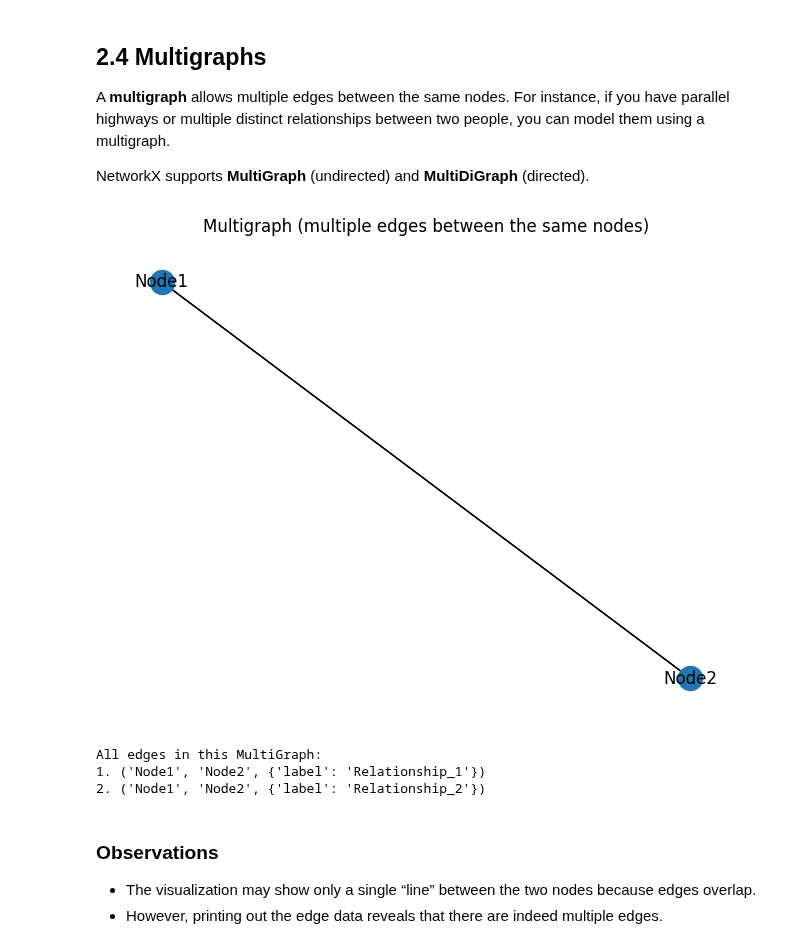
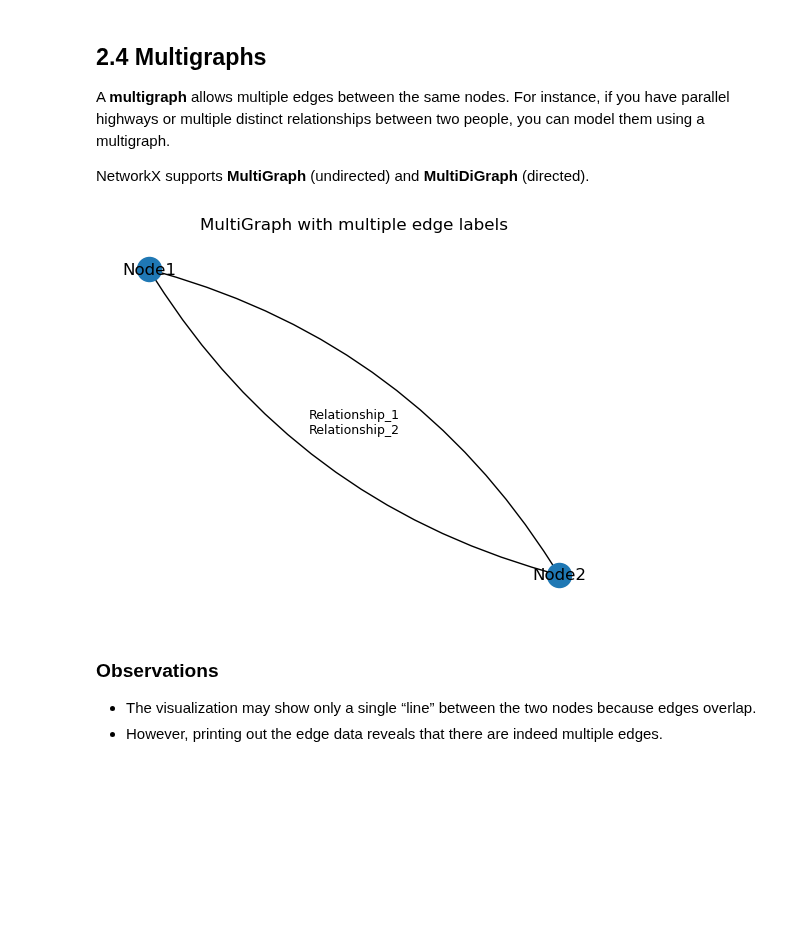
Before and after one commit to bgbg/ML-on-Graphs, a Jupyter notebook: 1_Introduction_to_Graphs_and_Networks.ipynb, the cells around one changed output. Saved outputs shown, nothing was run; the diff lists cells and outputs as text; code cells hidden in the pictures; blank space fills up the shorter version.

```diff
--- a/1_Introduction_to_Graphs_and_Networks.ipynb
+++ b/1_Introduction_to_Graphs_and_Networks.ipynb
@@ -528,33 +526,40 @@ A **multigraph** allows multiple edges between the same nodes.
 For instance, if you have parallel highways or multiple distinct relationships between two people, you can model them using a multigraph.
 
 NetworkX supports **MultiGraph** (undirected) and **MultiDiGraph** (directed).
-# %%
-# Create a MultiGraph
-MG = nx.MultiGraph()
-MG.add_node("Node1")
-MG.add_node("Node2")
-
-# Add multiple edges between the same nodes
-MG.add_edge("Node1", "Node2", label="Relationship_1")
-MG.add_edge("Node1", "Node2", label="Relationship_2")
-
-pos = nx.spring_layout(MG, seed=42)
-nx.draw(MG, pos, with_labels=True)
-
-# Because the edges overlap, it might be harder to visualize multiple edges
-# We'll at least see that there's an edge, but note that visually they're stacked.
-plt.title("Multigraph (multiple edges between the same nodes)")
-plt.show()
-
-# Let's see the edges in text form
-print("All edges in this MultiGraph:")
-for idx, edge_data in enumerate(MG.edges(data=True)):
-    print(f"{idx+1}. {edge_data}")
-# %% [output]
-[figure, removed]
-All edges in this MultiGraph:
-1. ('Node1', 'Node2', {'label': 'Relationship_1'})
-2. ('Node1', 'Node2', {'label': 'Relationship_2'})
+# %%
+# Create MultiGraph
+MG = nx.MultiGraph()
+MG.add_edge("Node1", "Node2", label="Relationship_1")
+MG.add_edge("Node1", "Node2", label="Relationship_2")
+
+# Layout
+pos = nx.spring_layout(MG, seed=42)
+
+# Draw nodes
+nx.draw_networkx_nodes(MG, pos)
+nx.draw_networkx_labels(MG, pos)
+
+# Draw curved edges
+edges = list(MG.edges(keys=True, data=True))
+nx.draw_networkx_edges(MG, pos, edgelist=[edges[0][:3]], connectionstyle="arc3,rad=0.2")
+nx.draw_networkx_edges(
+    MG, pos, edgelist=[edges[1][:3]], connectionstyle="arc3,rad=-0.2"
+)
+
+# Manually draw labels near each curved edge
+for i, (u, v, k, data) in enumerate(edges):
+    # Offset the label slightly from the edge midpoint
+    x1, y1 = pos[u]
+    x2, y2 = pos[v]
+    xm, ym = (x1 + x2) / 2, (y1 + y2) / 2
+    offset = 0.05 if i == 0 else -0.05  # offset up/down
+    plt.text(xm, ym + offset, data["label"], fontsize=9, ha="center", va="center")
+
+plt.title("MultiGraph with multiple edge labels")
+plt.axis("off")
+plt.show()
+# %% [output]
+[figure, added]
 # %% [markdown]
 ### Observations
 - The visualization may show only a single “line” between the two nodes because edges overlap.
```
Also changed, not shown: parts of 43 cells of this notebook.
